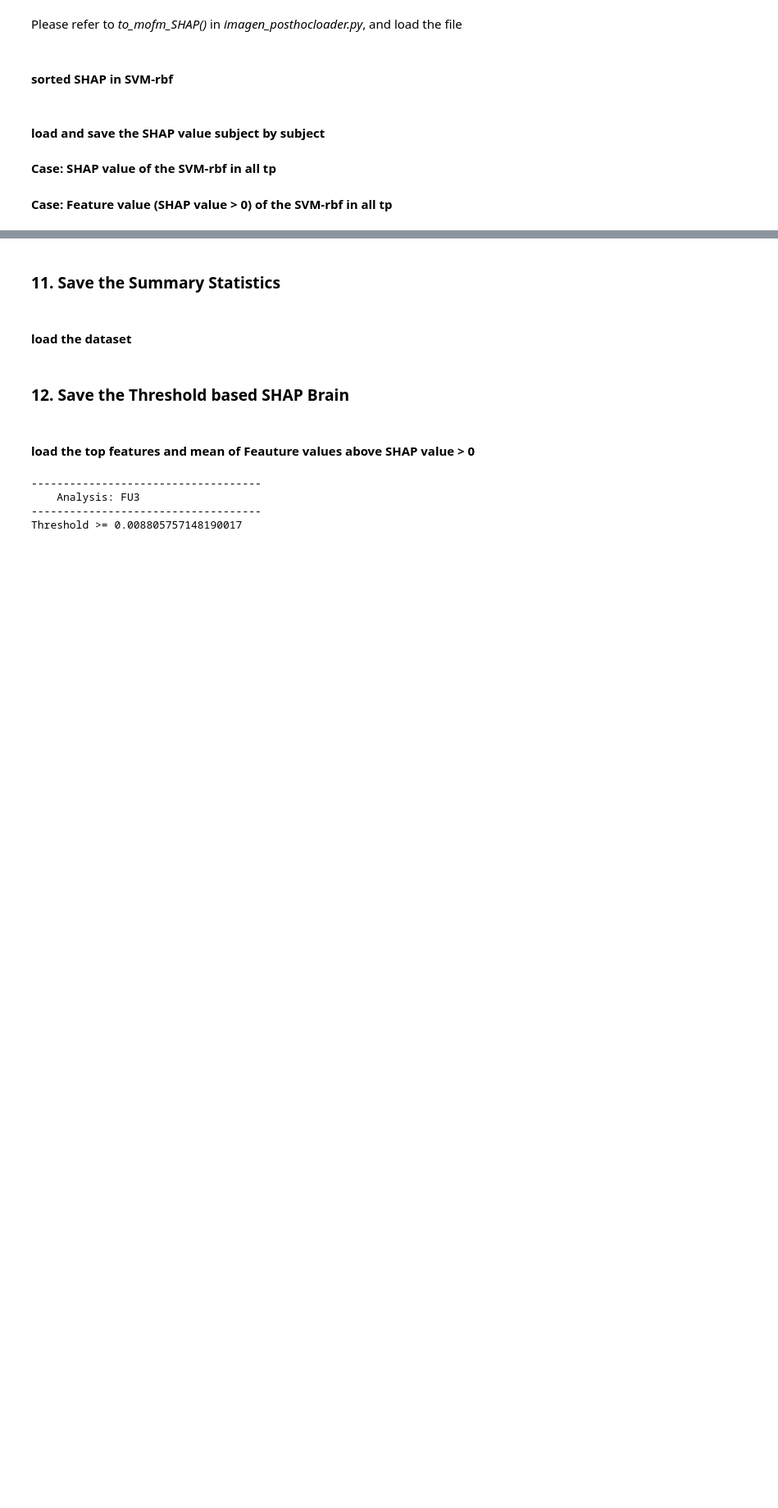
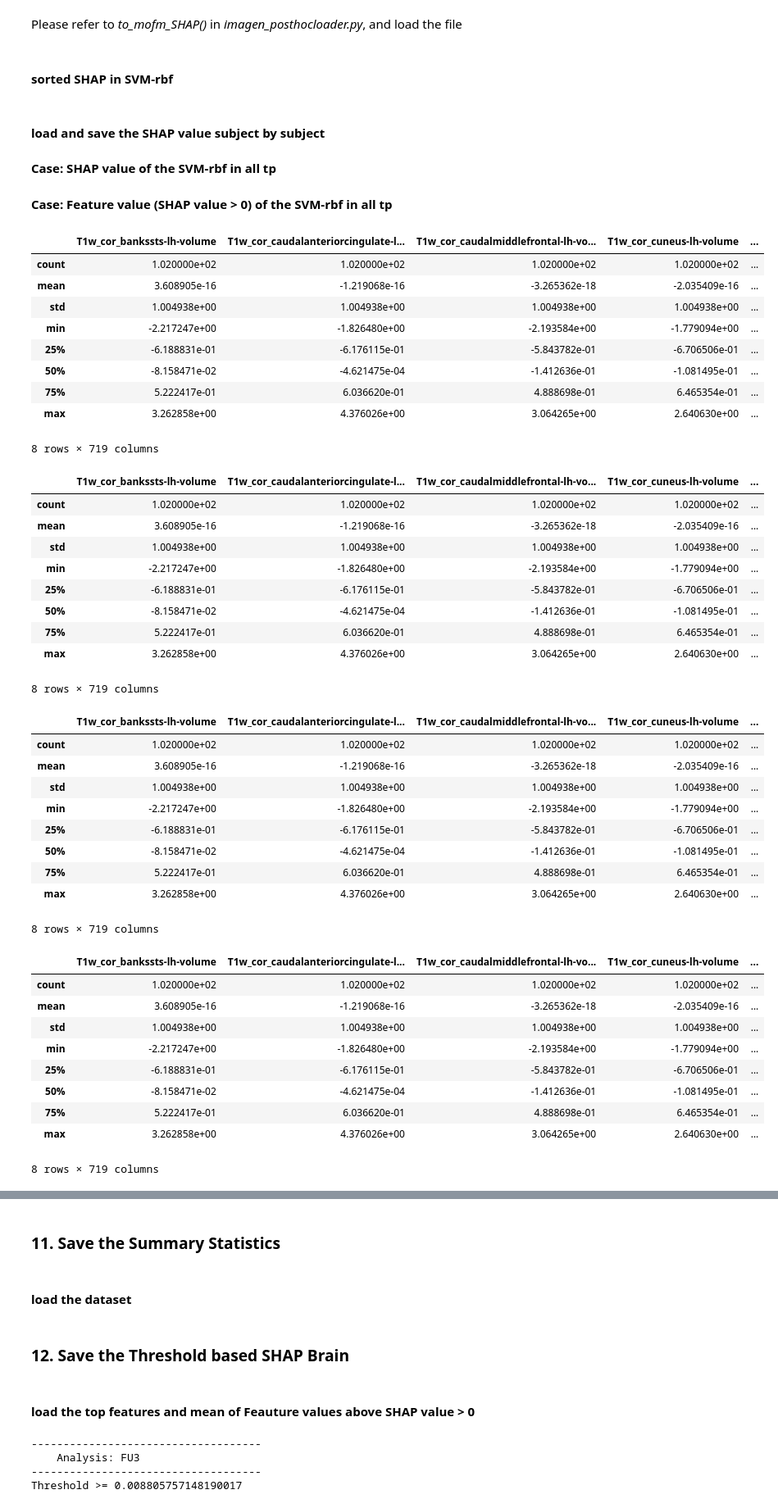
Before and after one commit to jihoonkim2100/imagen_post_hoc_analysis, a Jupyter notebook: post-hoc_preprocessing.ipynb, the cells around one changed output, grey strips where cells are left out. Shown at 82% size. Cells and saved outputs as stored; diff of their text form; code cells hidden in the pictures; blank space fills up the shorter version.

```diff
--- a/post-hoc_preprocessing.ipynb
+++ b/post-hoc_preprocessing.ipynb
@@ -588,3 +588,50 @@ for data in SVM_rbf_BL:
     df = posthoc.load_POS_Feature(H5_BL, data)
     SVM_rbf_POS_BL_list.append(df)
 SVM_rbf_BL_POS = posthoc.to_SHAP(SVM_rbf_POS_BL_list, 'all_SVM-rbf_BL_POS.csv')#, save=True)
+# %%
+SVM_rbf_POS_FU3_list = []
+for data in SVM_rbf_FU3:
+    df = posthoc.load_POS_Feature(H5_FU3, data)
+    SVM_rbf_POS_FU3_list.append(df)
+SVM_rbf_FU3_POS = posthoc.to_SHAP(SVM_rbf_POS_FU3_list, 'all_SVM-rbf_FU3_POS.csv')#, save=True)
+# %% [output]
+|  | T1w_cor_bankssts-lh-volume | T1w_cor_caudalanteriorcingulate-l... | T1w_cor_caudalmiddlefrontal-lh-vo... | T1w_cor_cuneus-lh-volume | ... |
+| count | 1.020000e+02 | 1.020000e+02 | 1.020000e+02 | 1.020000e+02 | ... |
+| mean | 3.608905e-16 | -1.219068e-16 | -3.265362e-18 | -2.035409e-16 | ... |
+| std | 1.004938e+00 | 1.004938e+00 | 1.004938e+00 | 1.004938e+00 | ... |
+| min | -2.217247e+00 | -1.826480e+00 | -2.193584e+00 | -1.779094e+00 | ... |
+| 25% | -6.188831e-01 | -6.176115e-01 | -5.843782e-01 | -6.706506e-01 | ... |
+| 50% | -8.158471e-02 | -4.621475e-04 | -1.412636e-01 | -1.081495e-01 | ... |
+| 75% | 5.222417e-01 | 6.036620e-01 | 4.888698e-01 | 6.465354e-01 | ... |
+| max | 3.262858e+00 | 4.376026e+00 | 3.064265e+00 | 2.640630e+00 | ... |
+8 rows × 719 columns
+|  | T1w_cor_bankssts-lh-volume | T1w_cor_caudalanteriorcingulate-l... | T1w_cor_caudalmiddlefrontal-lh-vo... | T1w_cor_cuneus-lh-volume | ... |
+| count | 1.020000e+02 | 1.020000e+02 | 1.020000e+02 | 1.020000e+02 | ... |
+| mean | 3.608905e-16 | -1.219068e-16 | -3.265362e-18 | -2.035409e-16 | ... |
+| std | 1.004938e+00 | 1.004938e+00 | 1.004938e+00 | 1.004938e+00 | ... |
+| min | -2.217247e+00 | -1.826480e+00 | -2.193584e+00 | -1.779094e+00 | ... |
+| 25% | -6.188831e-01 | -6.176115e-01 | -5.843782e-01 | -6.706506e-01 | ... |
+| 50% | -8.158471e-02 | -4.621475e-04 | -1.412636e-01 | -1.081495e-01 | ... |
+| 75% | 5.222417e-01 | 6.036620e-01 | 4.888698e-01 | 6.465354e-01 | ... |
+| max | 3.262858e+00 | 4.376026e+00 | 3.064265e+00 | 2.640630e+00 | ... |
+8 rows × 719 columns
+|  | T1w_cor_bankssts-lh-volume | T1w_cor_caudalanteriorcingulate-l... | T1w_cor_caudalmiddlefrontal-lh-vo... | T1w_cor_cuneus-lh-volume | ... |
+| count | 1.020000e+02 | 1.020000e+02 | 1.020000e+02 | 1.020000e+02 | ... |
+| mean | 3.608905e-16 | -1.219068e-16 | -3.265362e-18 | -2.035409e-16 | ... |
+| std | 1.004938e+00 | 1.004938e+00 | 1.004938e+00 | 1.004938e+00 | ... |
+| min | -2.217247e+00 | -1.826480e+00 | -2.193584e+00 | -1.779094e+00 | ... |
+| 25% | -6.188831e-01 | -6.176115e-01 | -5.843782e-01 | -6.706506e-01 | ... |
+| 50% | -8.158471e-02 | -4.621475e-04 | -1.412636e-01 | -1.081495e-01 | ... |
+| 75% | 5.222417e-01 | 6.036620e-01 | 4.888698e-01 | 6.465354e-01 | ... |
+| max | 3.262858e+00 | 4.376026e+00 | 3.064265e+00 | 2.640630e+00 | ... |
+8 rows × 719 columns
+|  | T1w_cor_bankssts-lh-volume | T1w_cor_caudalanteriorcingulate-l... | T1w_cor_caudalmiddlefrontal-lh-vo... | T1w_cor_cuneus-lh-volume | ... |
+| count | 1.020000e+02 | 1.020000e+02 | 1.020000e+02 | 1.020000e+02 | ... |
+| mean | 3.608905e-16 | -1.219068e-16 | -3.265362e-18 | -2.035409e-16 | ... |
+| std | 1.004938e+00 | 1.004938e+00 | 1.004938e+00 | 1.004938e+00 | ... |
+| min | -2.217247e+00 | -1.826480e+00 | -2.193584e+00 | -1.779094e+00 | ... |
+| 25% | -6.188831e-01 | -6.176115e-01 | -5.843782e-01 | -6.706506e-01 | ... |
+| 50% | -8.158471e-02 | -4.621475e-04 | -1.412636e-01 | -1.081495e-01 | ... |
+| 75% | 5.222417e-01 | 6.036620e-01 | 4.888698e-01 | 6.465354e-01 | ... |
+| max | 3.262858e+00 | 4.376026e+00 | 3.064265e+00 | 2.640630e+00 | ... |
+8 rows × 719 columns
```
Also changed, not shown: parts of 16 cells of this notebook, 1 other file.
